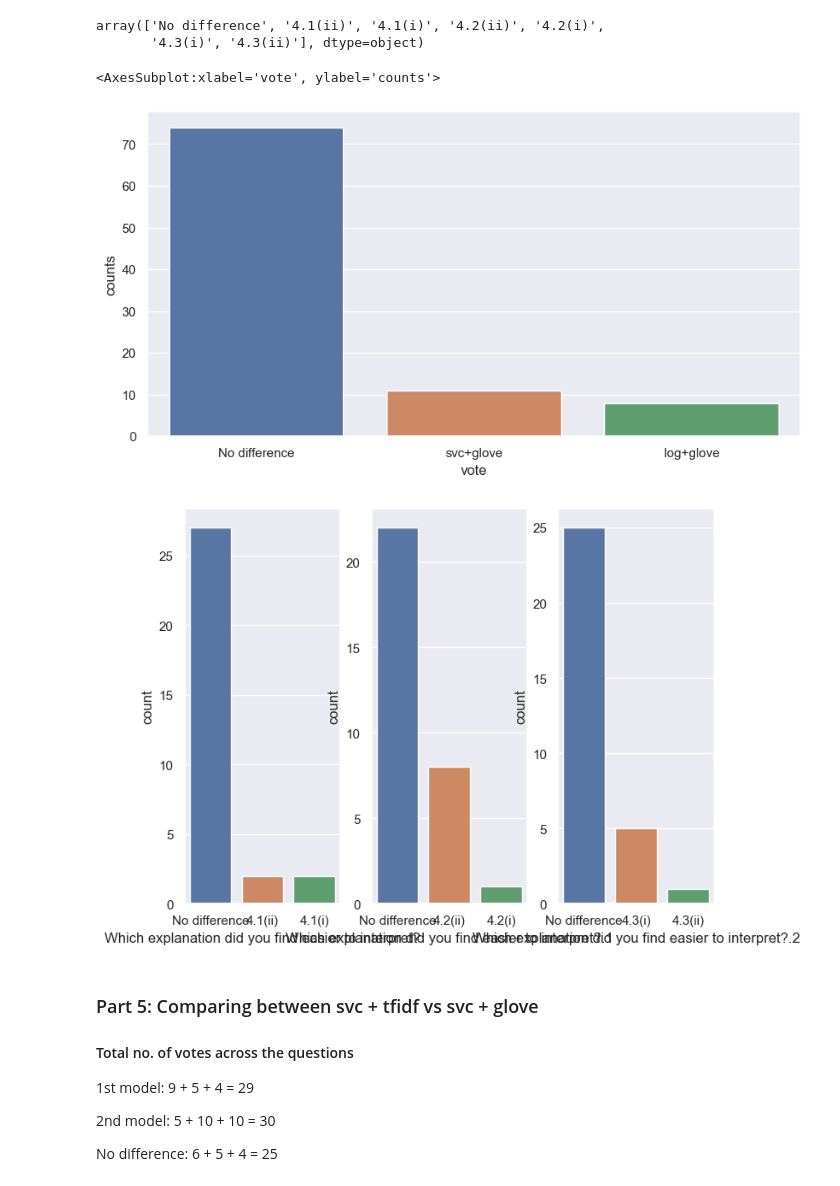
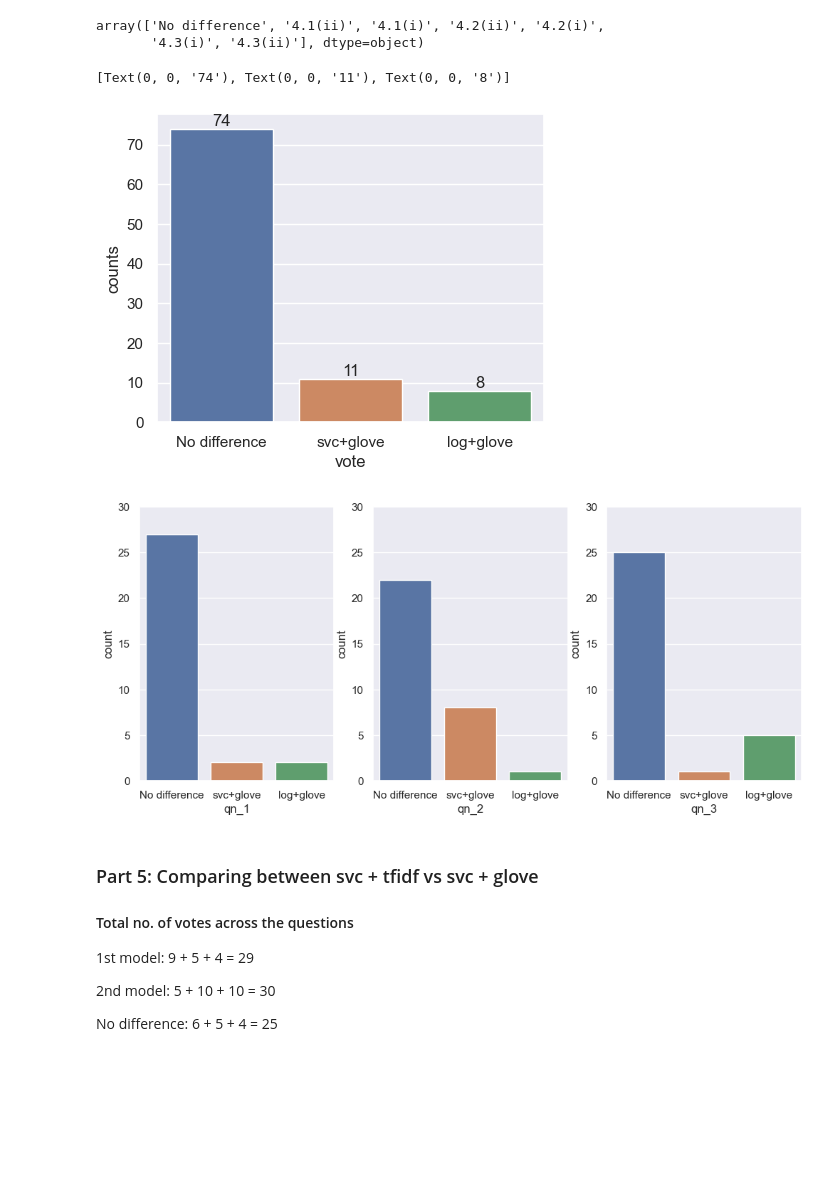
Before and after one commit to TristanKoh/capstone-repo, a Jupyter notebook: code/survey_results.ipynb, the cells around one changed output. Cells and saved outputs as stored; diff of their text form; code cells hidden in the pictures; blank space fills up the shorter version.

```diff
--- a/code/survey_results.ipynb
+++ b/code/survey_results.ipynb
@@ -141,4 +174,8 @@ sns.countplot(y = "What is your major / prospective major?", data = df_results,
 # %%
-sns.set(rc={'figure.figsize':(8,6)})
-sns.countplot(y = "Law_nonlaw", data = df_results, orient = "h", order = df_results["Law_nonlaw"].value_counts().index)
+sns.set(rc={'figure.figsize':(6,4)})
+
+g = sns.countplot(y = "Law_nonlaw", data = df_results, orient = "h", order = df_results["Law_nonlaw"].value_counts().index)
+g.set(ylabel = "Law vs non-Law respondents")
+
+# g.figure.savefig(fig_export_path+r"\demo_2.png")
 # %% [output]
@@ -683,21 +947,43 @@ part4_votes = part4_votes.replace({
 df_part4_votes = part4_votes.value_counts().rename_axis('vote').reset_index(name='counts')
 # %%
 # Overall votes
-sns.barplot(data = df_part4_votes, x = "vote", y = "counts")
+sns.set(rc={'figure.figsize':(5,4)})
+ax = sns.barplot(data = df_part4_votes, x = "vote", y = "counts")
+ax.bar_label(ax.containers[0])
 # %% [output]
-<AxesSubplot:xlabel='vote', ylabel='counts'>
+[Text(0, 0, '74'), Text(0, 0, '11'), Text(0, 0, '8')]
-[figure, old version]
+[figure, new version]
 # %%
 # Per question
 fig, ax = plt.subplots(1, 3)
-sns.set(rc={'figure.figsize':(10,5)})
+sns.set(rc={'figure.figsize':(12,5)})
 
-sns.countplot(x = 'Which explanation did you find easier to interpret?', data = df_results, ax = ax[0])
-sns.countplot(x = 'Which explanation did you find easier to interpret?.1', data = df_results, ax = ax[1])
-sns.countplot(x = 'Which explanation did you find easier to interpret?.2', data = df_results, ax = ax[2])
+df_temp = pd.DataFrame(
+    {"qn_1" : df_results["Which explanation did you find easier to interpret?"],
+     "qn_2" : df_results["Which explanation did you find easier to interpret?.1"],
+    "qn_3" : df_results["Which explanation did you find easier to interpret?.2"]
+    }
+)
+
+df_temp = df_temp.replace({
+    "4.1(i)" : "log+glove",
+    "4.1(ii)" : "svc+glove",
+    "4.2(i)" : "log+glove",
+    "4.2(ii)" : "svc+glove",
+    "4.3(i)" : "log+glove",
+    "4.3(ii)" : "svc+glove"
+    })
+
+cat_order = ["No difference", "svc+glove", "log+glove"]
+
+sns.countplot(x = 'qn_1', data = df_temp, ax = ax[0], order = cat_order)
+sns.countplot(x = 'qn_2', data = df_temp, ax = ax[1], order = cat_order)
+sns.countplot(x = 'qn_3', data = df_temp, ax = ax[2], order = cat_order)
+
+plt.setp(ax, ylim=(0, 30))
 plt.show()
 # %% [output]
-[figure, old version]
+[figure, new version]
 # %% [markdown]
 ### Part 5: Comparing between svc + tfidf vs svc + glove
 
```
Also changed, not shown: parts of 54 cells of this notebook, 29 other files.
